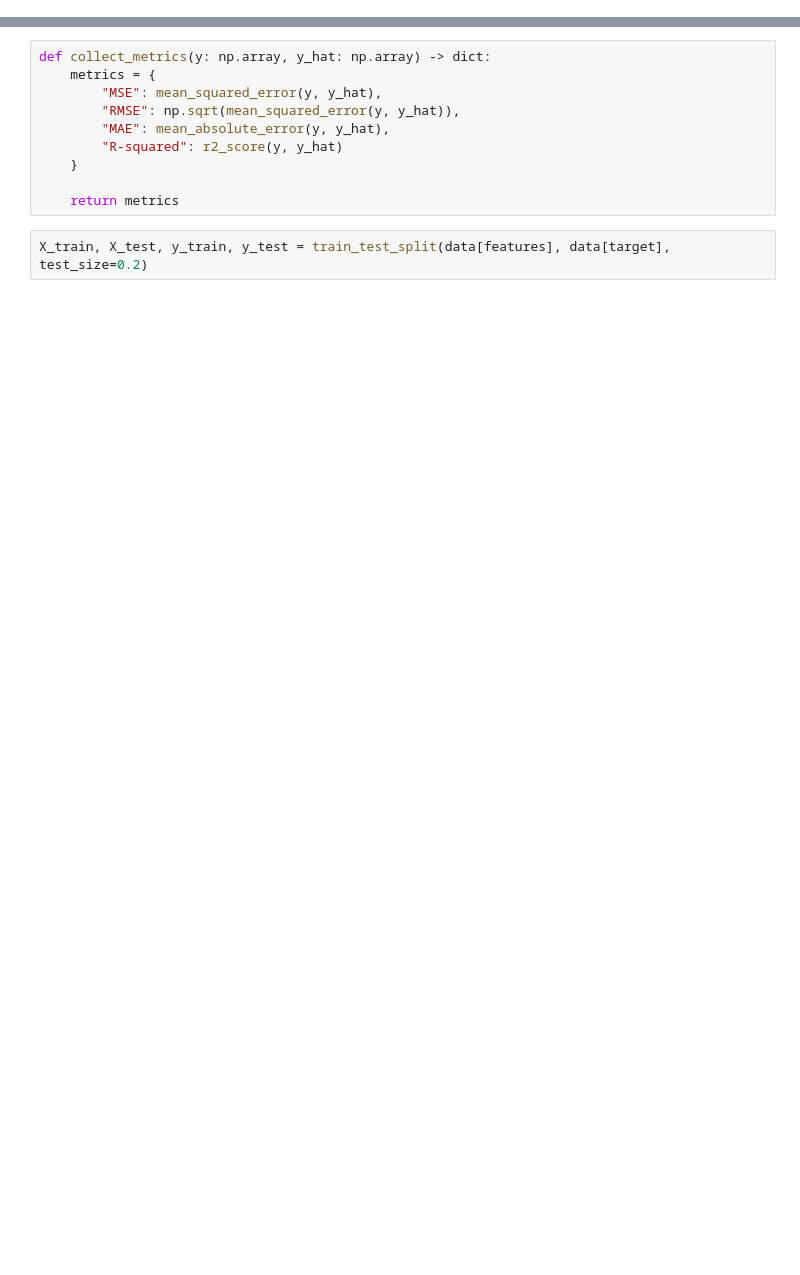
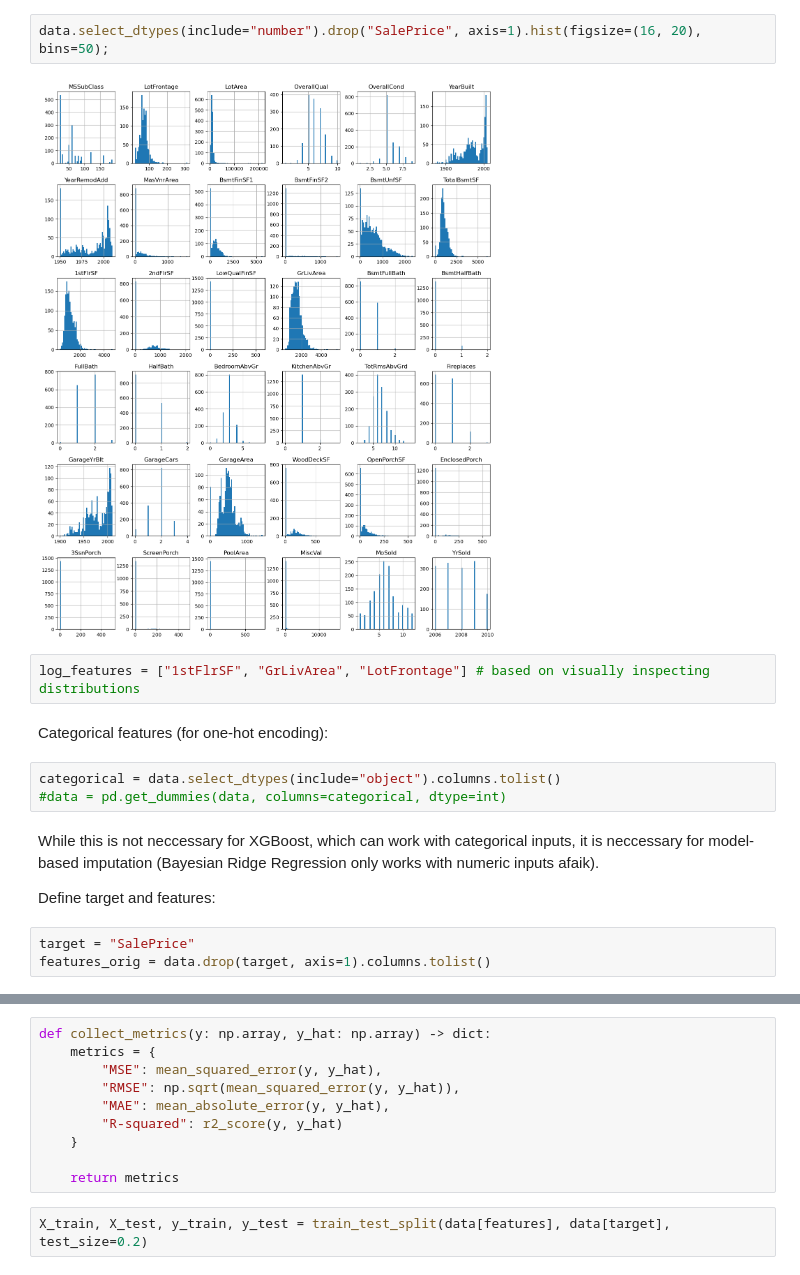
Before and after one commit to kssrr/house-prices, a Jupyter notebook: model.ipynb, the cells around one changed output, grey strips where cells are left out. Drawn from its saved outputs; the diff is of its cells as text; blank space fills up the shorter version.

```diff
--- a/model.ipynb
+++ b/model.ipynb
@@ -20,0 +53,18 @@ features = data.drop(target, axis=1).columns.tolist()
+# %%
+data.select_dtypes(include="number").drop("SalePrice", axis=1).hist(figsize=(16, 20), bins=50);
+# %% [output]
+[figure, added]
+# %%
+log_features = ["1stFlrSF", "GrLivArea", "LotFrontage"] # based on visually inspecting distributions
+# %% [markdown]
+Categorical features (for one-hot encoding):
+# %%
+categorical = data.select_dtypes(include="object").columns.tolist()
+#data = pd.get_dummies(data, columns=categorical, dtype=int)
+# %% [markdown]
+While this is not neccessary for XGBoost, which can work with categorical inputs, it is neccessary for model-based imputation (Bayesian Ridge Regression only works with numeric inputs afaik).
+
+Define target and features:
+# %%
+target = "SalePrice"
+features_orig = data.drop(target, axis=1).columns.tolist()
```
Also changed, not shown: parts of 23 cells of this notebook, 1 other file.
